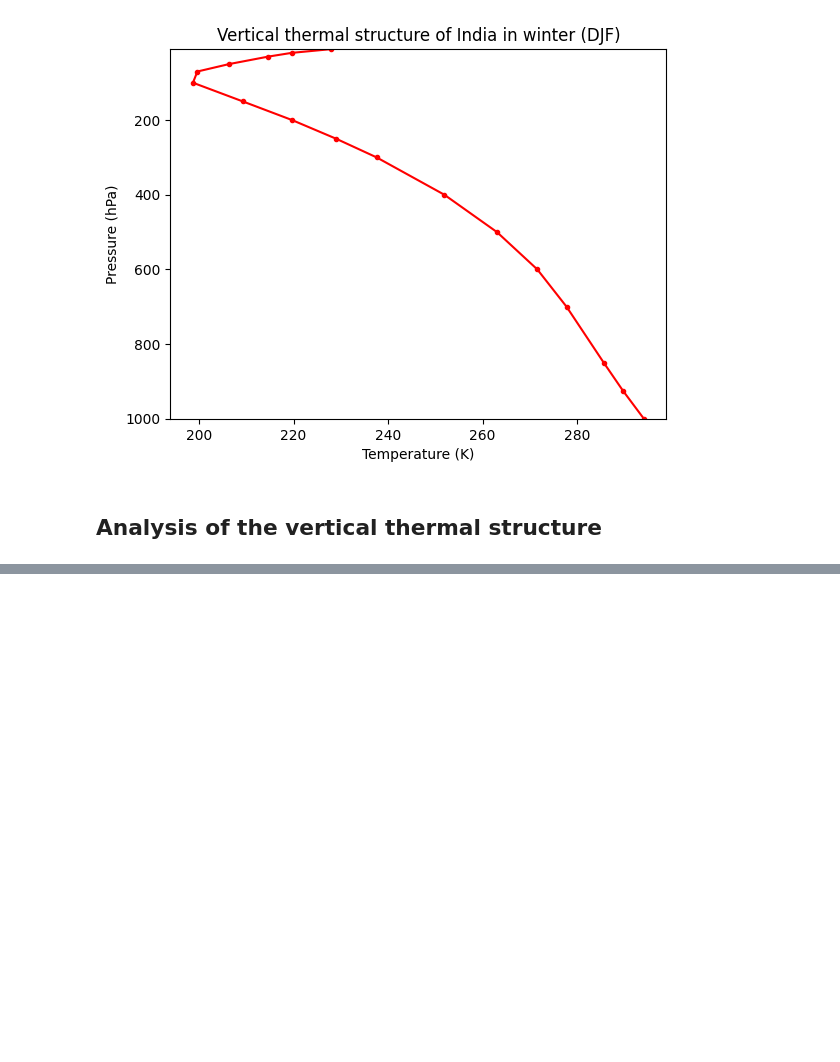
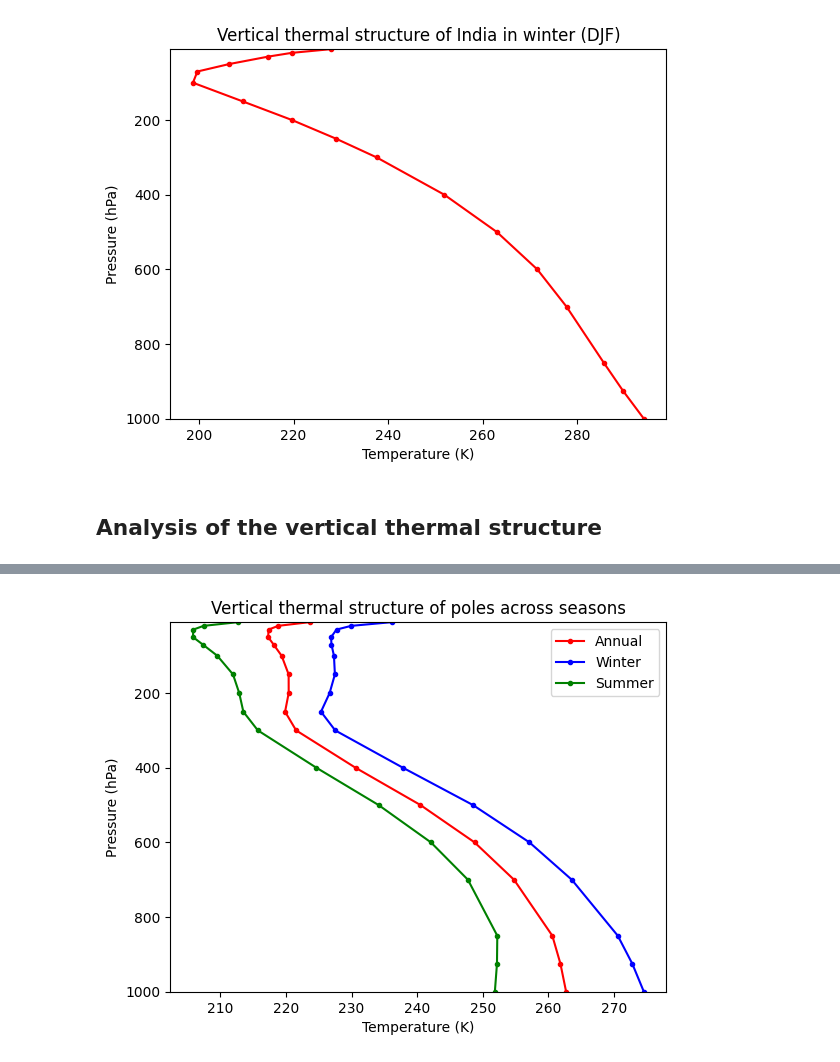
Before and after one commit to shiv3679/EES405, a Jupyter notebook: lab_session_02/session_2.ipynb, the cells around one changed output, grey strips where cells are left out. Drawn from its saved outputs; the diff is of its cells as text; code cells hidden in the pictures; blank space fills up the shorter version.

```diff
--- a/lab_session_02/session_2.ipynb
+++ b/lab_session_02/session_2.ipynb
@@ -616,0 +682,31 @@ plt.show()
+# %%
+# taking all the poles datasets in one array and plotting them together to see if there are any visible differences
+
+poles_datasets = []
+pressure_levels_poles = []
+
+for i in (['poles','poles_JJAS','poles_DJF']):
+    data = xr.open_dataset(i+'.nc')
+    data = data.air
+    thermal = data.mean(dim=['lat','lon','time'])
+    pressure_levels = data.level
+    poles_datasets.append(thermal)
+    pressure_levels_poles.append(pressure_levels)
+# %%
+# plotting them all together to see any visible differences
+
+plt.plot(poles_datasets[0],pressure_levels_poles[0],'r.-',label='Annual')
+plt.ylim(max(pressure_levels_poles[0]),min(pressure_levels_poles[0]))
+plt.plot(poles_datasets[1],pressure_levels_poles[1],'b.-',label='Winter')
+plt.ylim(max(pressure_levels_poles[1]),min(pressure_levels_poles[1]))
+plt.plot(poles_datasets[2],pressure_levels_poles[2],'g.-',label='Summer')
+plt.ylim(max(pressure_levels_poles[2]),min(pressure_levels_poles[2]))
+plt.xlabel('Temperature (K)')
+plt.ylabel('Pressure (hPa)')
+plt.title('Vertical thermal structure of poles across seasons')
+plt.legend()
+plt.minorticks_on()
+plt.grid(True)
+plt.show()
+# %% [output]
+[figure, added]
```
Also changed, not shown: parts of 11 cells of this notebook, 1 other file.
